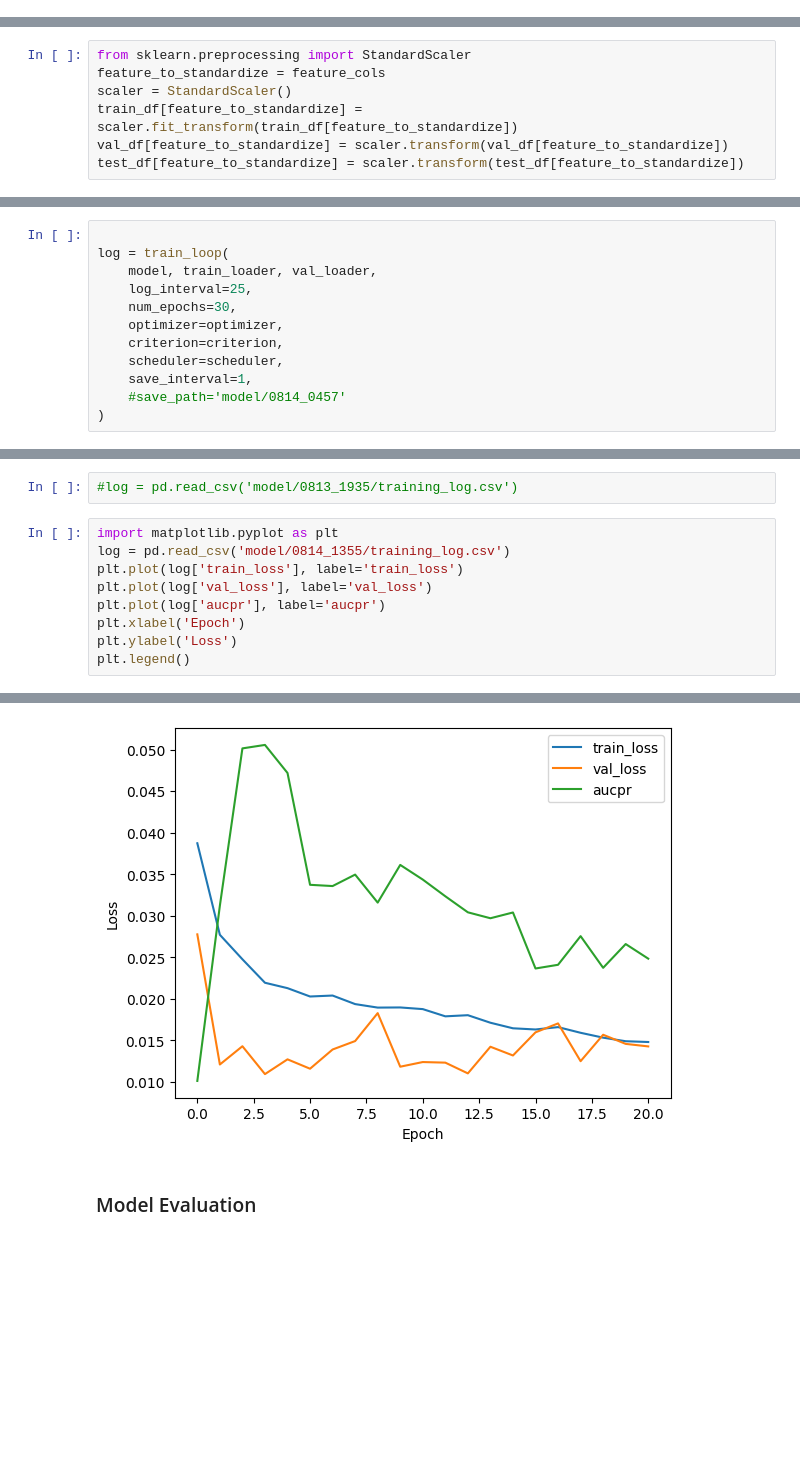
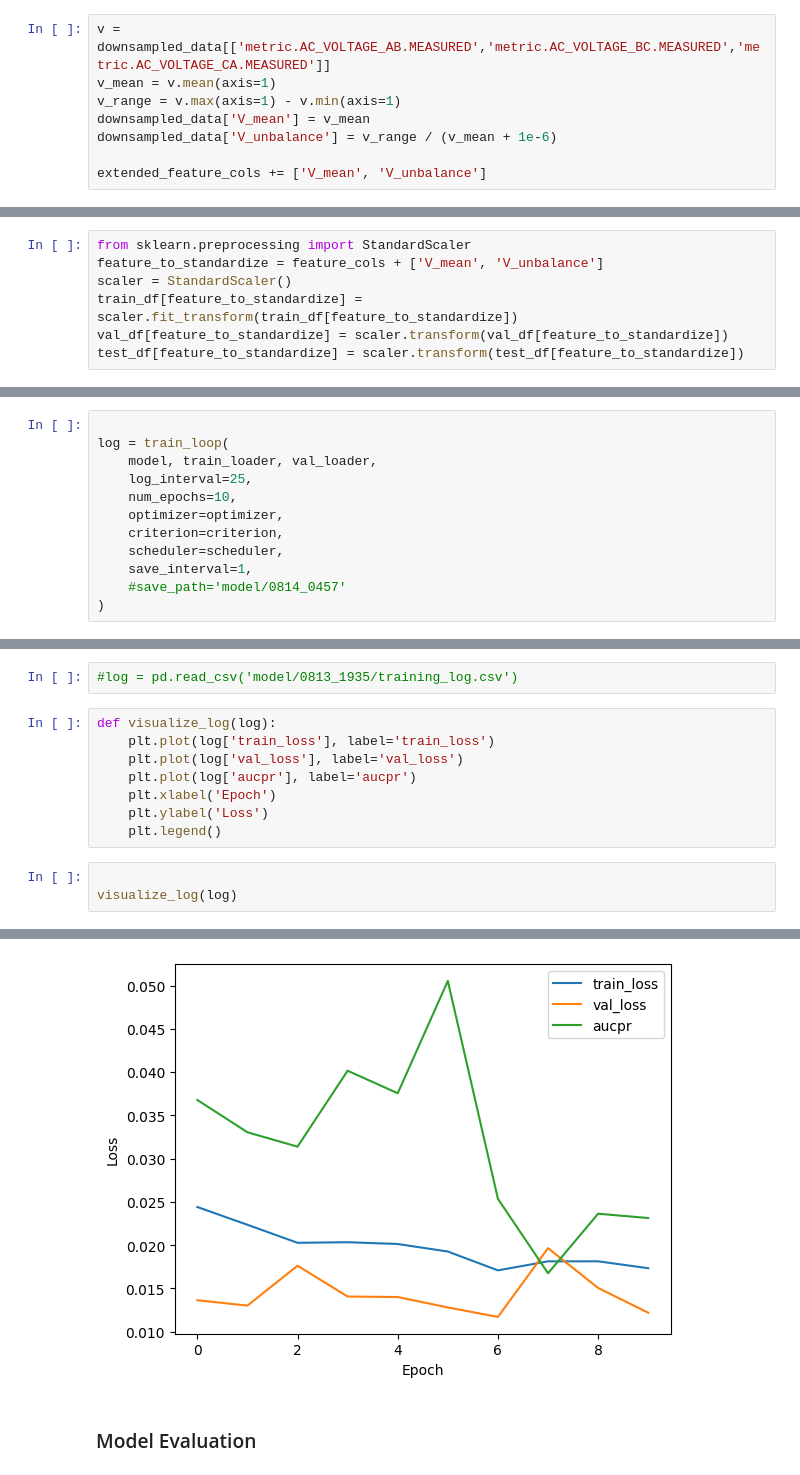
Before and after one commit to libao3128/predictive_maintenance, a Jupyter notebook: train_model_local.ipynb, the cells around one changed output, grey strips where cells are left out. Saved outputs shown, nothing was run; the diff lists cells and outputs as text; blank space fills up the shorter version.

```diff
--- a/train_model_local.ipynb
+++ b/train_model_local.ipynb
@@ -143,6 +144,14 @@ downsampled_data['hour_sin'] = np.sin(2 * np.pi * downsampled_data['event_local_
 downsampled_data['hour_cos'] = np.cos(2 * np.pi * downsampled_data['event_local_time'].dt.hour / 24)
 
 extended_feature_cols += ['hour_sin', 'hour_cos', 'month_sin', 'month_cos']
+# %%
+v = downsampled_data[['metric.AC_VOLTAGE_AB.MEASURED','metric.AC_VOLTAGE_BC.MEASURED','metric.AC_VOLTAGE_CA.MEASURED']]
+v_mean = v.mean(axis=1)
+v_range = v.max(axis=1) - v.min(axis=1)
+downsampled_data['V_mean'] = v_mean
+downsampled_data['V_unbalance'] = v_range / (v_mean + 1e-6)
+
+extended_feature_cols += ['V_mean', 'V_unbalance']
 # %%
 if performe_visualization:
     visualize_mean_values(downsampled_data, failure_sessions, extended_feature_cols+['label'],
@@ -189,7 +200,7 @@ extended_feature_cols
 ### Standardization
 # %%
 from sklearn.preprocessing import StandardScaler
-feature_to_standardize = feature_cols
+feature_to_standardize = feature_cols + ['V_mean', 'V_unbalance']
 scaler = StandardScaler()
 train_df[feature_to_standardize] = scaler.fit_transform(train_df[feature_to_standardize])
 val_df[feature_to_standardize] = scaler.transform(val_df[feature_to_standardize])
@@ -355,7 +357,7 @@ scheduler = torch.optim.lr_scheduler.LambdaLR(optimizer, lr_lambda)
 log = train_loop(
     model, train_loader, val_loader,
     log_interval=25,
-    num_epochs=30,
+    num_epochs=10,
     optimizer=optimizer,
     criterion=criterion,
     scheduler=scheduler,
@@ -443,12 +443,14 @@ Best model saved at epoch 4 with AUC-PR 0.0506
 # %%
 #log = pd.read_csv('model/0813_1935/training_log.csv')
+# %%
+def visualize_log(log):
+    plt.plot(log['train_loss'], label='train_loss')
+    plt.plot(log['val_loss'], label='val_loss')
+    plt.plot(log['aucpr'], label='aucpr')
+    plt.xlabel('Epoch')
+    plt.ylabel('Loss')
+    plt.legend()
 # %%
-import matplotlib.pyplot as plt
-log = pd.read_csv('model/0814_1355/training_log.csv')
-plt.plot(log['train_loss'], label='train_loss')
-plt.plot(log['val_loss'], label='val_loss')
-plt.plot(log['aucpr'], label='aucpr')
-plt.xlabel('Epoch')
-plt.ylabel('Loss')
-plt.legend()
+
+visualize_log(log)
 # %% [output]
@@ -456,4 +457,4 @@ plt.legend()
-[figure, old version]
+[figure, new version]
 # %% [markdown]
 ### Model Evaluation
 # %%
```
Also changed, not shown: parts of 29 cells of this notebook, 12 other files.
